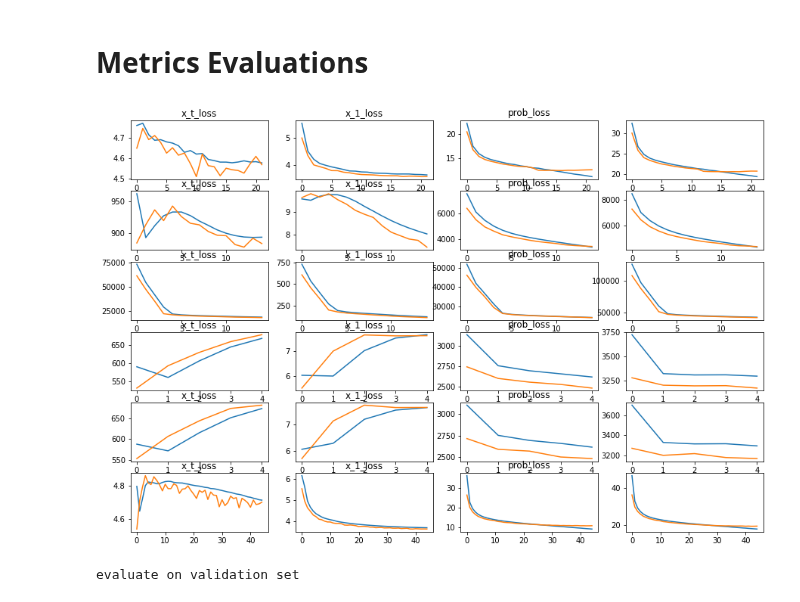
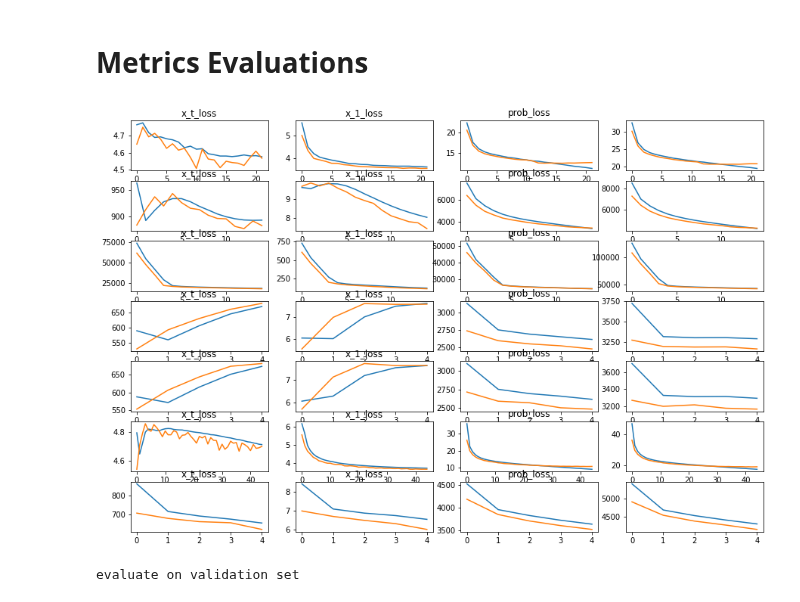
Before and after one commit to xu-shitong/diffusion-image-captioning, a Jupyter notebook: CLIP-DDPM.ipynb, the cells around one changed output. Cells and saved outputs as stored; diff of their text form; code cells hidden in the pictures.

```diff
--- a/CLIP-DDPM.ipynb
+++ b/CLIP-DDPM.ipynb
@@ -385,15 +394,18 @@ def loss(model, x_t, x_1, x_tgt, x_0, image_clip, text_clip, mask, idx, loss_fun
 
   # x_t restore loss
   x_t_prob, x_t_hidden = model(x_t, image_clip.repeat(repeat_shape), text_clip.repeat(repeat_shape), mask.repeat((SAMPLE_SIZE, 1)), concat_mask.repeat((SAMPLE_SIZE, 1)))
-  if X_0_PREDICTION:
-    x_t_loss = loss_func(x_t_hidden[:, :MAX_LENGTH, :], x_0.repeat(repeat_shape))
+  if USE_X_T_LOSS:
+    if X_0_PREDICTION:
+      x_t_loss = loss_func(x_t_hidden[:, :MAX_LENGTH, :], x_0.repeat(repeat_shape))
+    else:
+      assert x_tgt.shape == x_t.shape
+      x_t_loss = loss_func(x_t_hidden[:, :MAX_LENGTH, :], x_tgt)
   else:
-    assert x_tgt.shape == x_t.shape
-    x_t_loss = loss_func(x_t_hidden[:, :MAX_LENGTH, :], x_tgt)
+    x_t_loss = 0
 
   # x_1 restore loss
+  x_1_prob, x_1_hidden = model(x_1, image_clip, text_clip, mask, concat_mask)
   if USE_X_1_LOSS:
-    x_1_prob, x_1_hidden = model(x_1, image_clip, text_clip, mask, concat_mask)
     x_1_loss = loss_func(x_1_hidden[:, :MAX_LENGTH, :], x_0)
   else:
     x_1_loss = 0
@@ -401,13 +413,12 @@ def loss(model, x_t, x_1, x_tgt, x_0, image_clip, text_clip, mask, idx, loss_fun
   if USE_PROB_LOSS:
     # output sequence probability loss, applied to both x_1 and x_t restore
     idx = idx.unsqueeze(dim=-1)
-    x_t_prob_loss = -(nn.functional.softmax(x_t_prob, dim=-1)).gather(-1, idx.repeat(repeat_shape)).log().sum() / BATCH_SIZE
-    # x_t_prob_loss = -(nn.functional.softmax(x_t_prob, dim=-1)).gather(-1, idx.repeat(repeat_shape)).log().sum(dim=1).mean()
-    if USE_X_1_LOSS:
+    if LOSS_FUNC == series_sum_sample_mean:
+      x_t_prob_loss = -(nn.functional.softmax(x_t_prob, dim=-1)).gather(-1, idx.repeat(repeat_shape)).log().sum(dim=1).mean()
+      x_1_prob_loss = -(nn.functional.softmax(x_1_prob, dim=-1)).gather(-1, idx).log().sum(dim=1).mean()
+    else:
+      x_t_prob_loss = -(nn.functional.softmax(x_t_prob, dim=-1)).gather(-1, idx.repeat(repeat_shape)).log().sum() / BATCH_SIZE
       x_1_prob_loss = -(nn.functional.softmax(x_1_prob, dim=-1)).gather(-1, idx).log().sum() / BATCH_SIZE
-      # x_1_prob_loss = -(nn.functional.softmax(x_1_prob, dim=-1)).gather(-1, idx).log().sum(dim=1).mean()
-    else:
-      x_1_prob_loss = 0
   else:
     x_t_prob_loss = 0
     x_1_prob_loss = 0
@@ -421,6 +432,11 @@ GPU 0 ... Mem Free: 8603MB / 15109MB | Utilization  43%
 # %% [markdown]
 # Training
 # %%
+if SCHEDULER == torch.linspace:
+  lrs = SCHEDULER(LEARNING_RATE, END_LEARNING_RATE, EPOCH_NUM)
+elif SCHEDULER == torch.logspace:
+  lrs = SCHEDULER(torch.tensor([LEARNING_RATE]).log10().item(), torch.tensor([END_LEARNING_RATE]).log10().item(), EPOCH_NUM)
+
 def train_func(model, trainer, x, train=True):
   x_0 = model.embedding(x["input_ids"])
   repeat_shape = (SAMPLE_SIZE, *(1, ) * (len(x_0.shape) - 1))
@@ -481,6 +497,10 @@ for epoch in range(EPOCH_NUM):
   acc_x_1 = 0
   acc_prob = 0
   acc_l = 0
+  if not END_LEARNING_RATE == LEARNING_RATE:
+    for g in trainer.param_groups:
+      g['lr'] = lrs[epoch]
+
   # with tqdm.tqdm(train_loader, unit="batch") as tepoch:
   #   for batch_num, x in enumerate(tepoch):
   for batch_num, x in enumerate(train_loader):
@@ -504,8 +524,6 @@ for epoch in range(EPOCH_NUM):
       if DEBUG:
         break
 
-  break
-
   val_x_t, val_x_1, val_prob = validate(model)
   if val_x_t + val_x_1 + val_prob > EARLY_STOP_RATIO * acc_l / len(train_loader):
     if not early_stopped:
@@ -697,35 +713,36 @@ def extract_float(file_name, start=""):
 
 
 file_names = [
   "batch8_maxlen16_round3E-01_lossseries_sum_batch_average_clipconcat_clipmask10_train-embedFalse_samplesize100_x_0_predictTrue_use_x_1True_use_probTrue.txt",
   "./epoch15_lossseries_sum_lr5E-05_round1E+00_dynamicFalse_clipconcat_clipmask10_train-embedFalse_samplesize100_x_0_predictTrue_X_INTERVAL100_use_x_1True_use_probTrue.txt",
   "./epoch15_lossseries_sum_lr5E-05_round1E+00_dynamicTrue_clipconcat_clipmask10_train-embedFalse_samplesize100_x_0_predictTrue_X_INTERVAL100_use_x_1True_use_probTrue.txt",
   "epoch5_lossseries_sum_lr5E-05_round1E+00_dynamicTrue_clipconcat_clipmask10_train-embedFalse_samplesize100_x_0_predictTrue_X_INTERVAL100_use_x_1True_use_probTrue.txt",
   "epoch5_lossseries_sum_lr5E-05_round1E+00_dynamicTrue_clipconcat_clipmaskNone_train-embedFalse_samplesize100_x_0_predictTrue_X_INTERVAL100_use_x_1True_use_probTrue.txt",
-  "lr2E-05_round3E-01_clipconcat_clipmaskNone_train-embedFalse_samplesize100_x_0_predictTrue_X_INTERVAL100_use_x_1True_use_probTrue.txt"
+  "lr2E-05_round3E-01_clipconcat_clipmaskNone_train-embedFalse_samplesize100_x_0_predictTrue_X_INTERVAL100_use_x_1True_use_probTrue.txt",
+  "epoch5_lossseries_sum_lr5E-07_round1E+00_dynamic2_clipconcat_clipmask10_train-embedFalse_samplesize100_x_0_predictTrue_X_INTERVAL100_use_x_1True_use_probTrue.txt"
 
 ]
 
 fig, axarr = plt.subplots(len(file_names), 4, figsize=(15, 10))
 for i, file_name in enumerate(file_names):
   losses = extract_float(file_name, start="epoch") # shape [batch size, 7] each line is [batch number, x_t, x_1, prob losses, validation x_t x_1 prob losses]
   train_index = {1: "x_t_loss",2: "x_1_loss",3: "prob_loss"}
   val_index = {4: "x_t_loss",5: "x_1_loss",6: "prob_loss"}
   train_sum_losses = losses[:, list(train_index.keys())].sum(dim=-1)
   val_sum_losses = losses[:, list(val_index.keys())].sum(dim=-1)
 
   for j, idx in enumerate(train_index):
     axarr[i, j].plot(losses[:, idx])
     axarr[i, j].set_title(train_index[idx])
 
   for j, idx in enumerate(val_index):
     axarr[i, j].plot(losses[:, idx])
     axarr[i, j].set_title(val_index[idx])
 
   axarr[i, 3].plot(train_sum_losses)
   axarr[i, 3].plot(val_sum_losses)
 # %% [output]
-[figure, old version]
+[figure, new version]
 # %%
 # evaluate BLEU-4 metrics on validation data
 from torchtext.data.metrics import bleu_score
```
Also changed, not shown: parts of 4 cells of this notebook.
